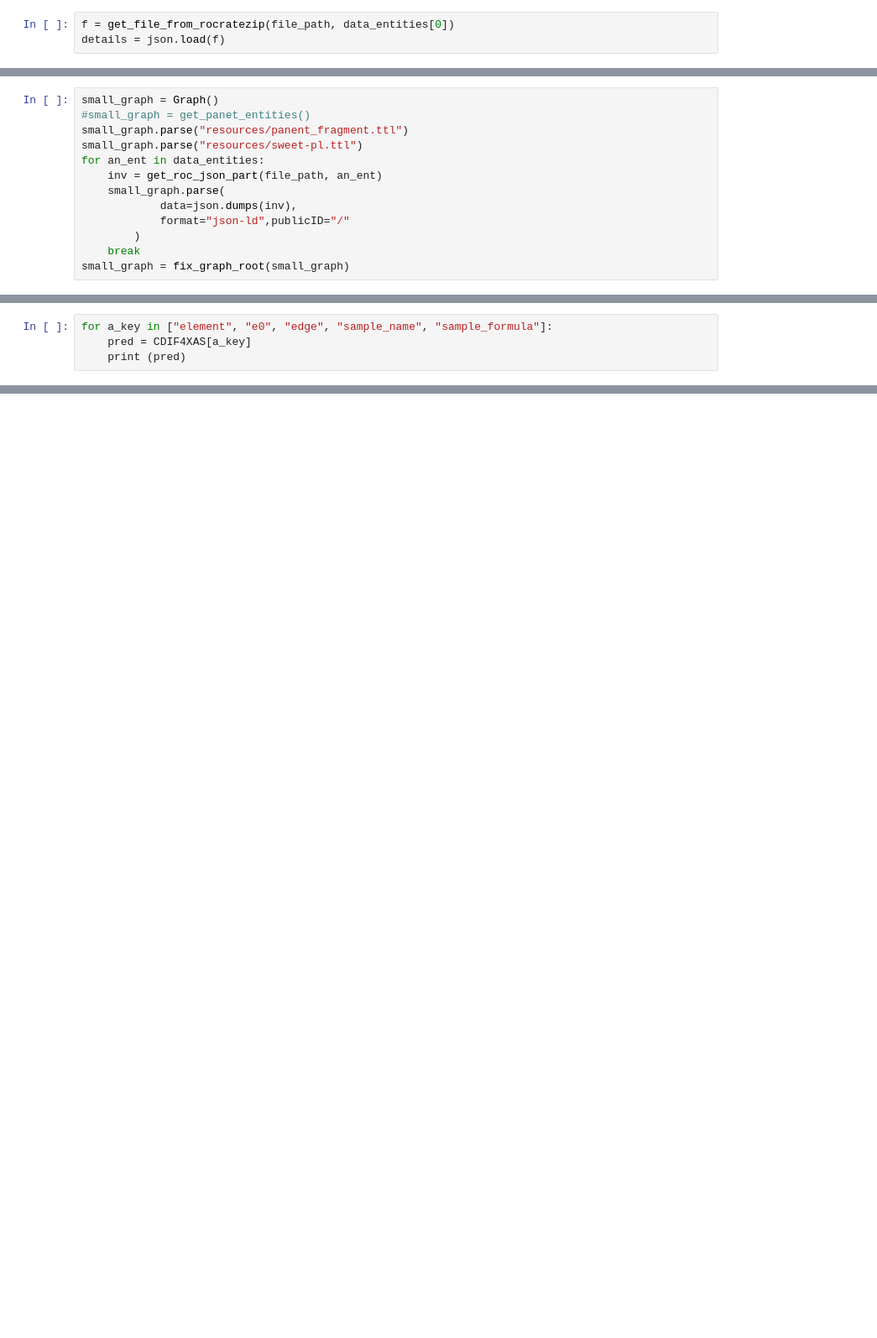
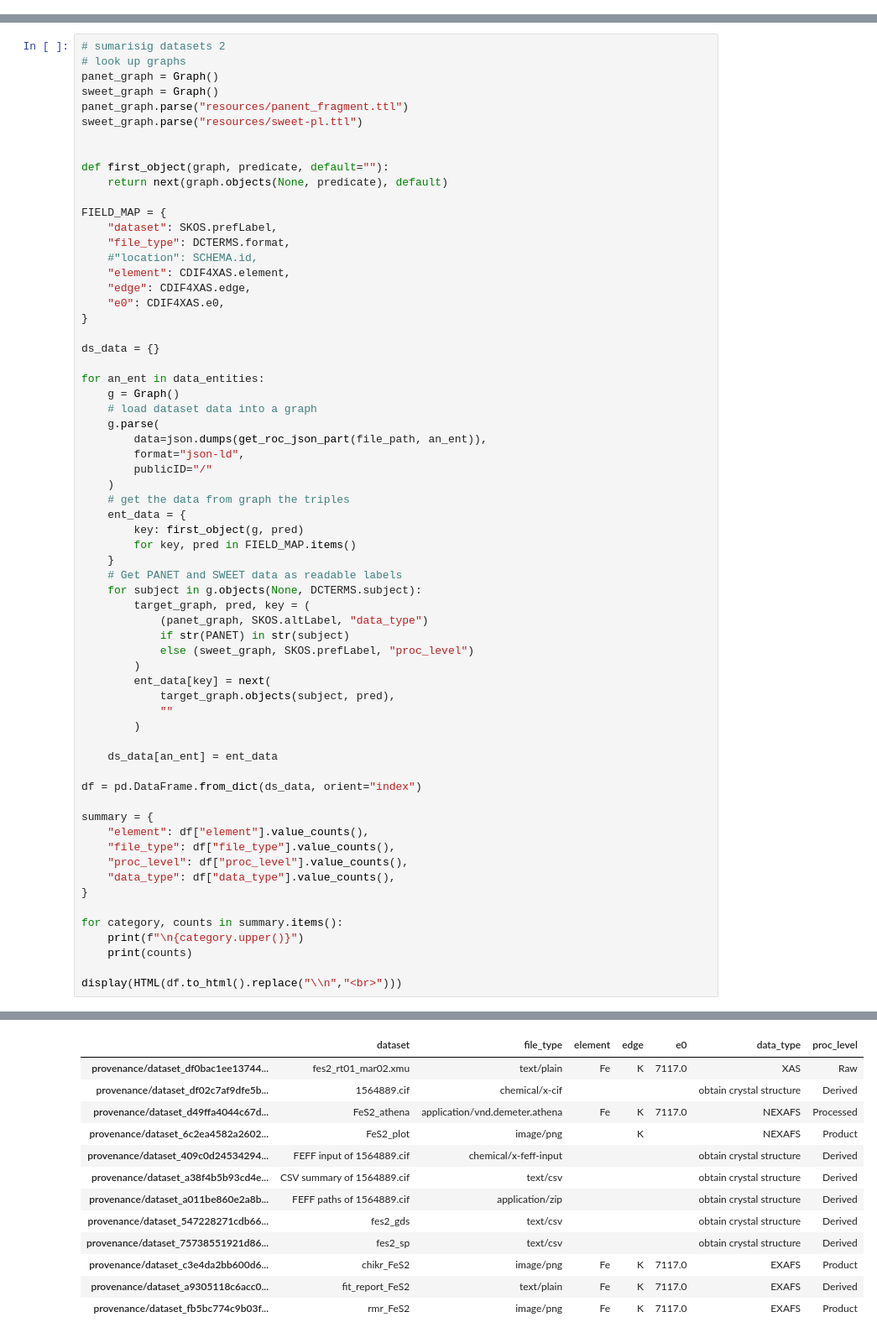
Before and after one commit to scman1/Galaxy-RO-Crate-Parse, a Jupyter notebook: Read Modified RO-Crate.ipynb, the cells around one changed output, grey strips where cells are left out. Shown at 84% size. Saved outputs shown, nothing was run; the diff lists cells and outputs as text; blank space fills up the shorter version.

```diff
--- a/Read Modified RO-Crate.ipynb
+++ b/Read Modified RO-Crate.ipynb
@@ -55,3 +52,0 @@ provenance/dataset_0130dc9d5e228c18.jsonld File
-# %%
-f = get_file_from_rocratezip(file_path, data_entities[0])
-details = json.load(f)
@@ -334,13 +313,0 @@ print(json.dumps(inv, indent=4))
-# %%
-small_graph = Graph()
-#small_graph = get_panet_entities()
-small_graph.parse("resources/panent_fragment.ttl")
-small_graph.parse("resources/sweet-pl.ttl")
-for an_ent in data_entities:
-    inv = get_roc_json_part(file_path, an_ent)
-    small_graph.parse(
-            data=json.dumps(inv),
-            format="json-ld",publicID="/"
-        )
-    break
-small_graph = fix_graph_root(small_graph)
@@ -385,4 +313,0 @@ for ds_entity in entities:
-# %%
-for a_key in ["element", "e0", "edge", "sample_name", "sample_formula"]:
-    pred = CDIF4XAS[a_key]
-    print (pred)
@@ -472,0 +320,65 @@ len(ds_data)
+# %%
+# sumarisig datasets 2
+# look up graphs
+panet_graph = Graph()
+sweet_graph = Graph()
+panet_graph.parse("resources/panent_fragment.ttl")
+sweet_graph.parse("resources/sweet-pl.ttl")
+
+
+def first_object(graph, predicate, default=""):
+    return next(graph.objects(None, predicate), default)
+
+FIELD_MAP = {
+    "dataset": SKOS.prefLabel,
+    "file_type": DCTERMS.format,
+    #"location": SCHEMA.id,
+    "element": CDIF4XAS.element,
+    "edge": CDIF4XAS.edge,
+    "e0": CDIF4XAS.e0,
+}
+
+ds_data = {}
+
+for an_ent in data_entities:
+    g = Graph()
+    # load dataset data into a graph
+    g.parse(
+        data=json.dumps(get_roc_json_part(file_path, an_ent)),
+        format="json-ld",
+        publicID="/"
+    )
+    # get the data from graph the triples
+    ent_data = {
+        key: first_object(g, pred)
+        for key, pred in FIELD_MAP.items()
+    }
+    # Get PANET and SWEET data as readable labels
+    for subject in g.objects(None, DCTERMS.subject):
+        target_graph, pred, key = (
+            (panet_graph, SKOS.altLabel, "data_type")
+            if str(PANET) in str(subject)
+            else (sweet_graph, SKOS.prefLabel, "proc_level")
+        )
+        ent_data[key] = next(
+            target_graph.objects(subject, pred),
+            ""
+        )
+
+    ds_data[an_ent] = ent_data
+
+df = pd.DataFrame.from_dict(ds_data, orient="index")
+
+summary = {
+    "element": df["element"].value_counts(),
+    "file_type": df["file_type"].value_counts(),
+    "proc_level": df["proc_level"].value_counts(),
+    "data_type": df["data_type"].value_counts(),
+}
+
+for category, counts in summary.items():
+    print(f"\n{category.upper()}")
+    print(counts)
+
+display(HTML(df.to_html().replace("\\n","<br>")))
+# %% [output]
@@ -472,0 +402,13 @@ len(ds_data)
+|  | dataset | file_type | element | edge | e0 | data_type | proc_level |
+| provenance/dataset_df0bac1ee13744... | fes2_rt01_mar02.xmu | text/plain | Fe | K | 7117.0 | XAS | Raw |
+| provenance/dataset_df02c7af9dfe5b... | 1564889.cif | chemical/x-cif |  |  |  | obtain crystal structure | Derived |
+| provenance/dataset_d49ffa4044c67d... | FeS2_athena | application/vnd.demeter.athena | Fe | K | 7117.0 | NEXAFS | Processed |
+| provenance/dataset_6c2ea4582a2602... | FeS2_plot | image/png |  | K |  | NEXAFS | Product |
+| provenance/dataset_409c0d24534294... | FEFF input of 1564889.cif | chemical/x-feff-input |  |  |  | obtain crystal structure | Derived |
+| provenance/dataset_a38f4b5b93cd4e... | CSV summary of 1564889.cif | text/csv |  |  |  | obtain crystal structure | Derived |
+| provenance/dataset_a011be860e2a8b... | FEFF paths of 1564889.cif | application/zip |  |  |  | obtain crystal structure | Derived |
+| provenance/dataset_547228271cdb66... | fes2_gds | text/csv |  |  |  | obtain crystal structure | Derived |
+| provenance/dataset_75738551921d86... | fes2_sp | text/csv |  |  |  | obtain crystal structure | Derived |
+| provenance/dataset_c3e4da2bb600d6... | chikr_FeS2 | image/png | Fe | K | 7117.0 | EXAFS | Product |
+| provenance/dataset_a9305118c6acc0... | fit_report_FeS2 | text/plain | Fe | K | 7117.0 | EXAFS | Derived |
+| provenance/dataset_fb5bc774c9b03f... | rmr_FeS2 | image/png | Fe | K | 7117.0 | EXAFS | Product |
```
Also changed, not shown: parts of 26 cells of this notebook, 2 other files.
